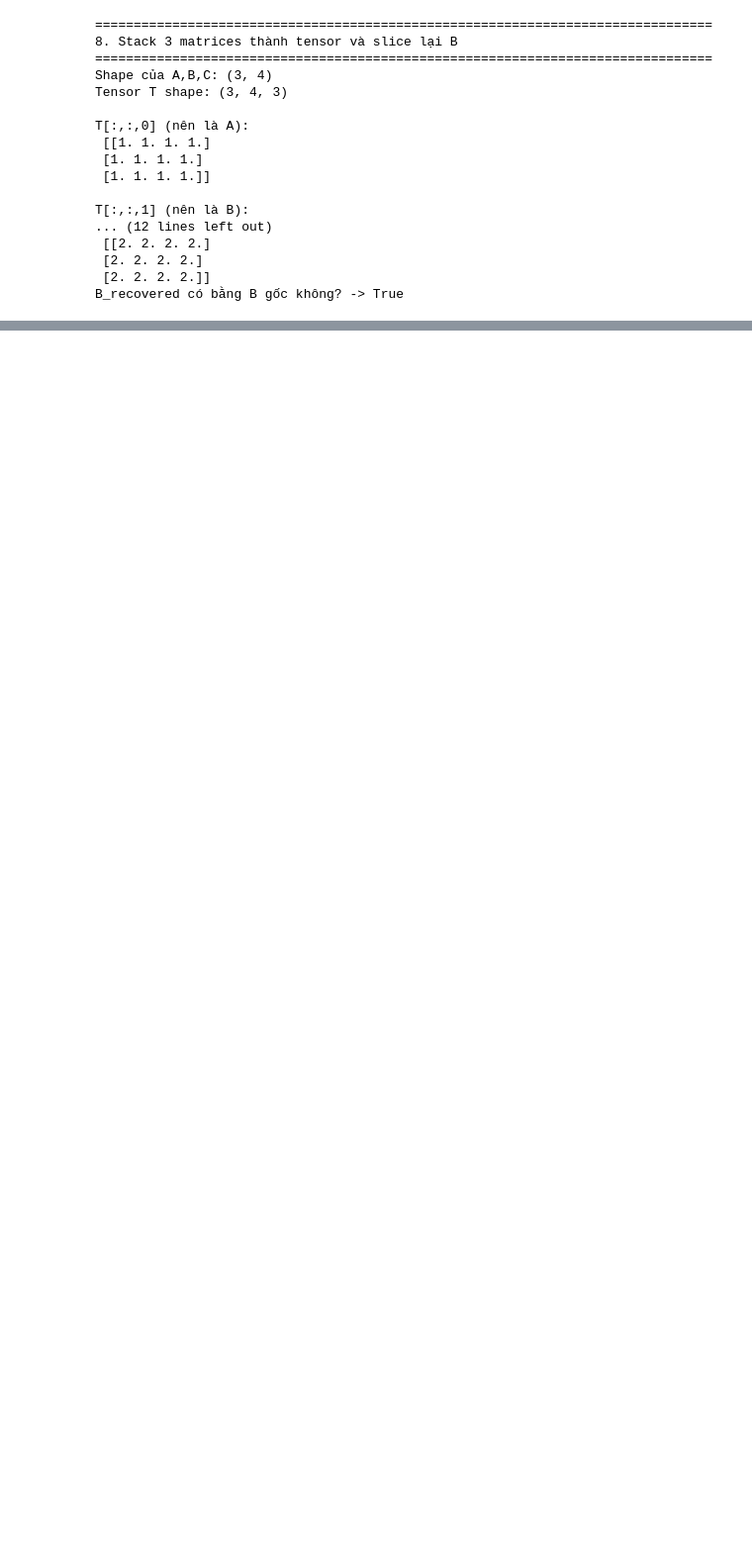
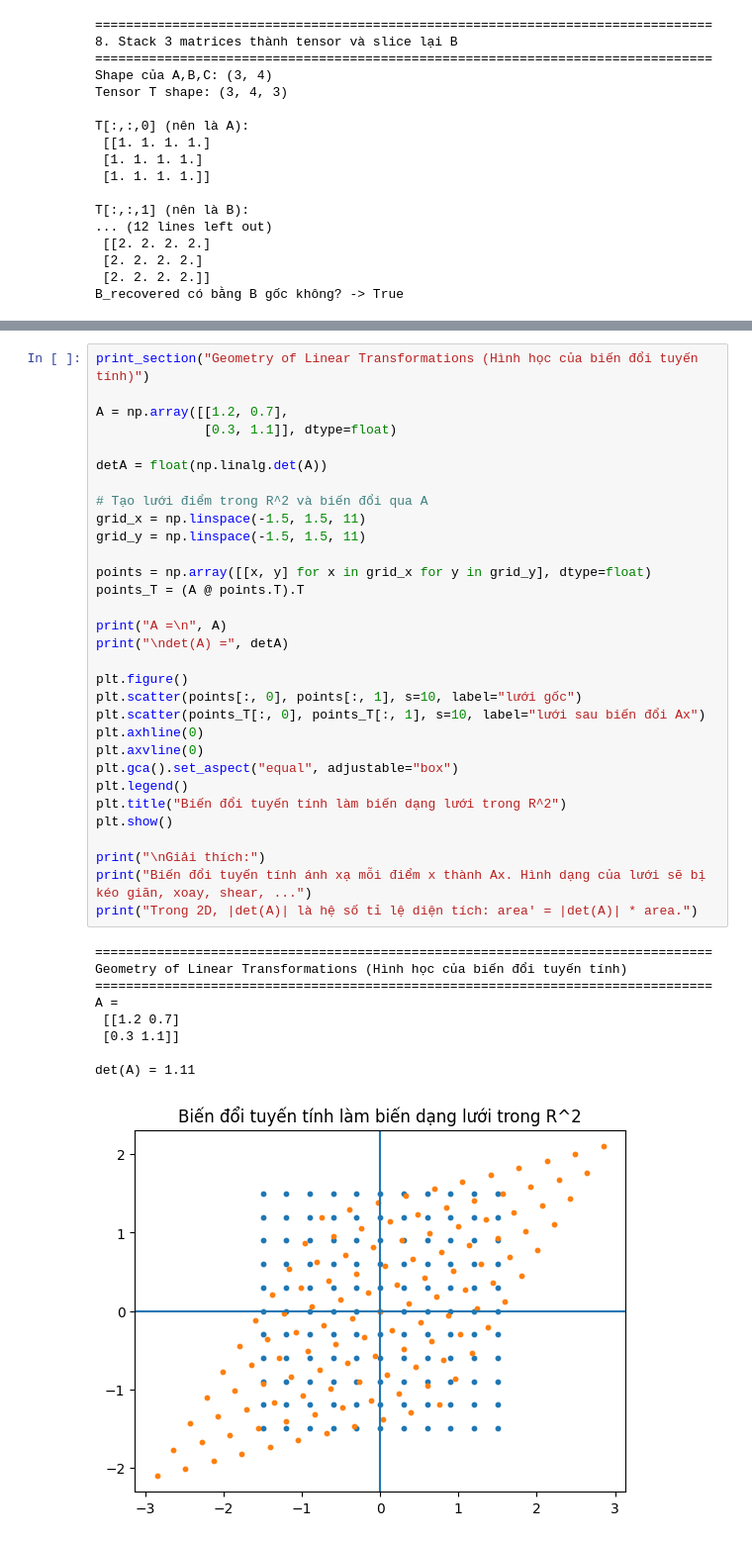
Before and after one commit to Quang1402/linear_algebra_demo, a Jupyter notebook: theory.ipynb, the cells around one changed output, grey strips where cells are left out. Shown: that part at 99% size. Cells and saved outputs as stored; diff of their text form; blank space fills up the shorter version.

```diff
--- a/theory.ipynb
+++ b/theory.ipynb
@@ -347,0 +575,41 @@ B_recovered có bằng B gốc không? -> True
+# %%
+print_section("Geometry of Linear Transformations (Hình học của biến đổi tuyến tính)")
+
+A = np.array([[1.2, 0.7],
+              [0.3, 1.1]], dtype=float)
+
+detA = float(np.linalg.det(A))
+
+# Tạo lưới điểm trong R^2 và biến đổi qua A
+grid_x = np.linspace(-1.5, 1.5, 11)
+grid_y = np.linspace(-1.5, 1.5, 11)
+
+points = np.array([[x, y] for x in grid_x for y in grid_y], dtype=float)
+points_T = (A @ points.T).T
+
+print("A =\n", A)
+print("\ndet(A) =", detA)
+
+plt.figure()
+plt.scatter(points[:, 0], points[:, 1], s=10, label="lưới gốc")
+plt.scatter(points_T[:, 0], points_T[:, 1], s=10, label="lưới sau biến đổi Ax")
+plt.axhline(0)
+plt.axvline(0)
+plt.gca().set_aspect("equal", adjustable="box")
+plt.legend()
+plt.title("Biến đổi tuyến tính làm biến dạng lưới trong R^2")
+plt.show()
+
+print("\nGiải thích:")
+print("Biến đổi tuyến tính ánh xạ mỗi điểm x thành Ax. Hình dạng của lưới sẽ bị kéo giãn, xoay, shear, ...")
+print("Trong 2D, |det(A)| là hệ số tỉ lệ diện tích: area' = |det(A)| * area.")
+# %% [output]
+================================================================================
+Geometry of Linear Transformations (Hình học của biến đổi tuyến tính)
+================================================================================
+A =
+ [[1.2 0.7]
+ [0.3 1.1]]
+
+det(A) = 1.11
+[figure, added]
```
Also changed, not shown: parts of 8 cells of this notebook, 2 other files.
